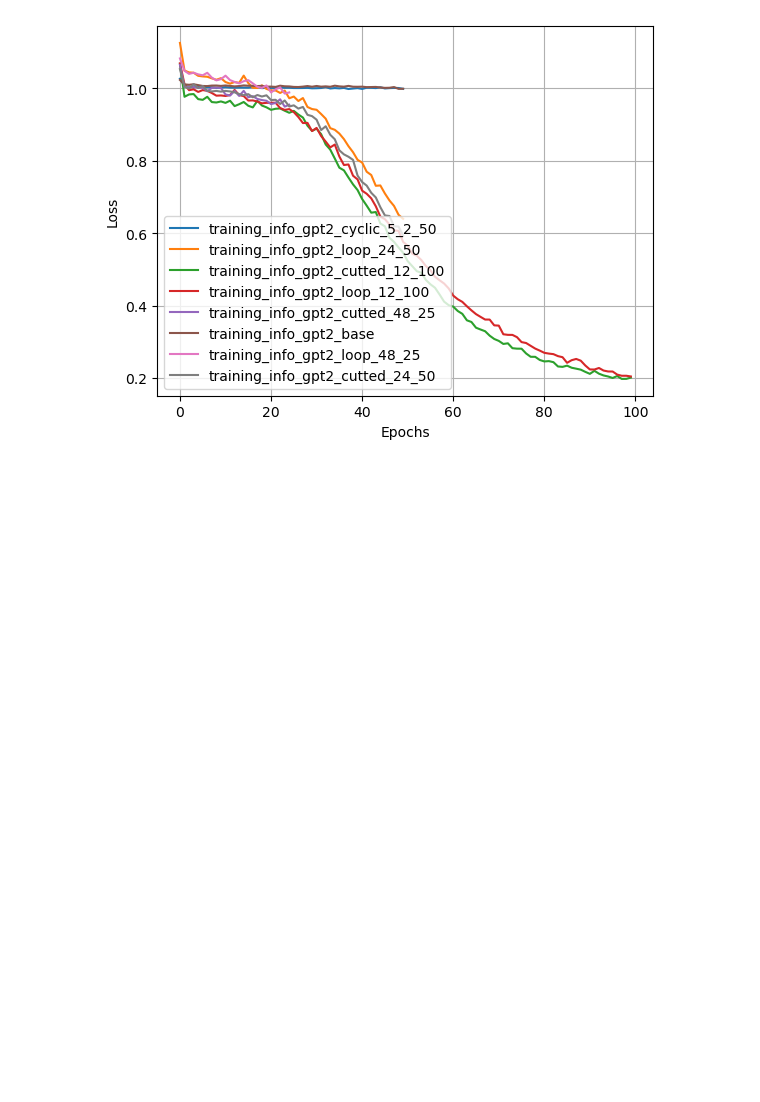
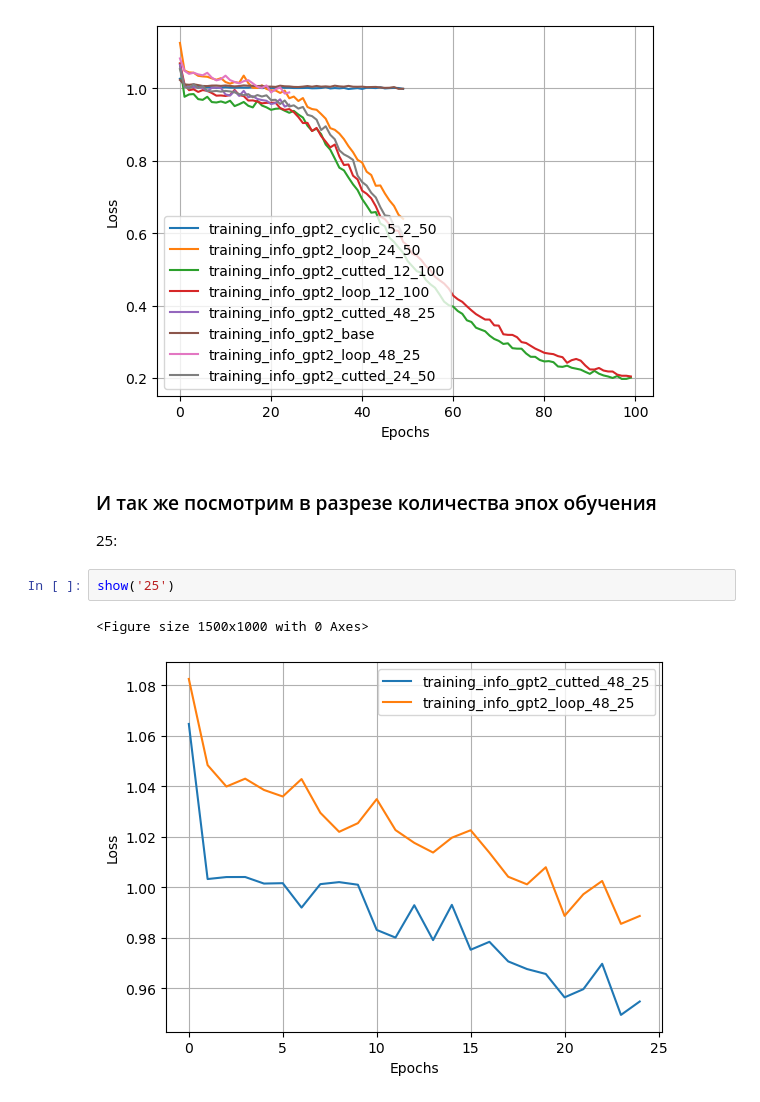
Before and after one commit to PavelPaha/looped_transformers, a Jupyter notebook: experiments.ipynb, the cells around one changed output. Cells and saved outputs as stored; diff of their text form; blank space fills up the shorter version.

```diff
--- a/experiments.ipynb
+++ b/experiments.ipynb
@@ -154,3 +154,11 @@ show()
 # %% [output]
 <Figure size 1500x1000 with 0 Axes>
 [figure]
+# %% [markdown]
+### И так же посмотрим в разрезе количества эпох обучения
+25:
+# %%
+show('25')
+# %% [output]
+<Figure size 1500x1000 with 0 Axes>
+[figure, added]
```
Also changed, not shown: parts of 9 cells of this notebook, 4 other files.
